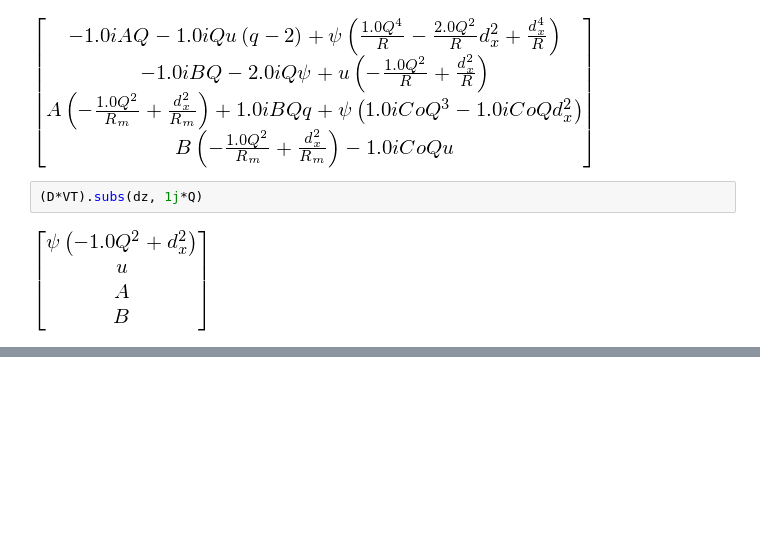
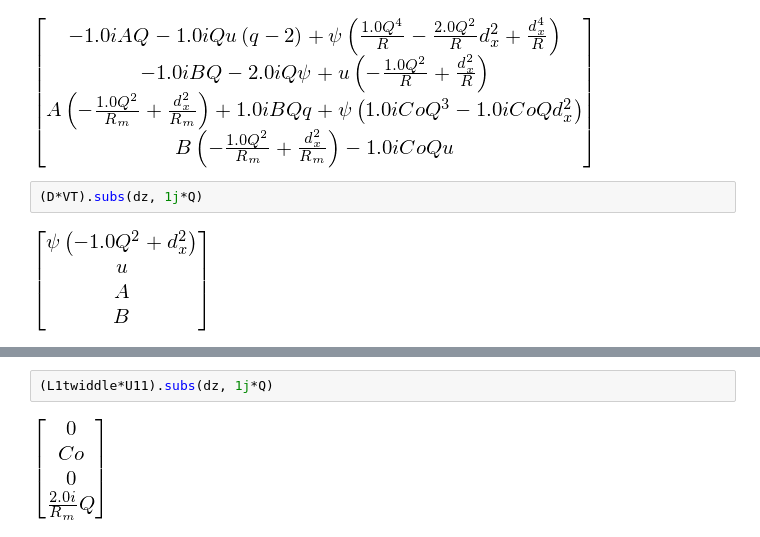
Before and after one commit to jsoishi/weakly_nonlinear_mri, a Jupyter notebook: python/adjoint solution.ipynb, the cells around one changed output, grey strips where cells are left out. Drawn from its saved outputs; the diff is of its cells as text; blank space fills up the shorter version.

```diff
--- a/python/adjoint solution.ipynb
+++ b/python/adjoint solution.ipynb
@@ -481,0 +486,4 @@ L*VT
+# %%
+(L1twiddle*U11).subs(dz, 1j*Q)
+# %% [output]
+[figure, added]
```
Also changed, not shown: parts of 5 cells of this notebook, 4 other files.
